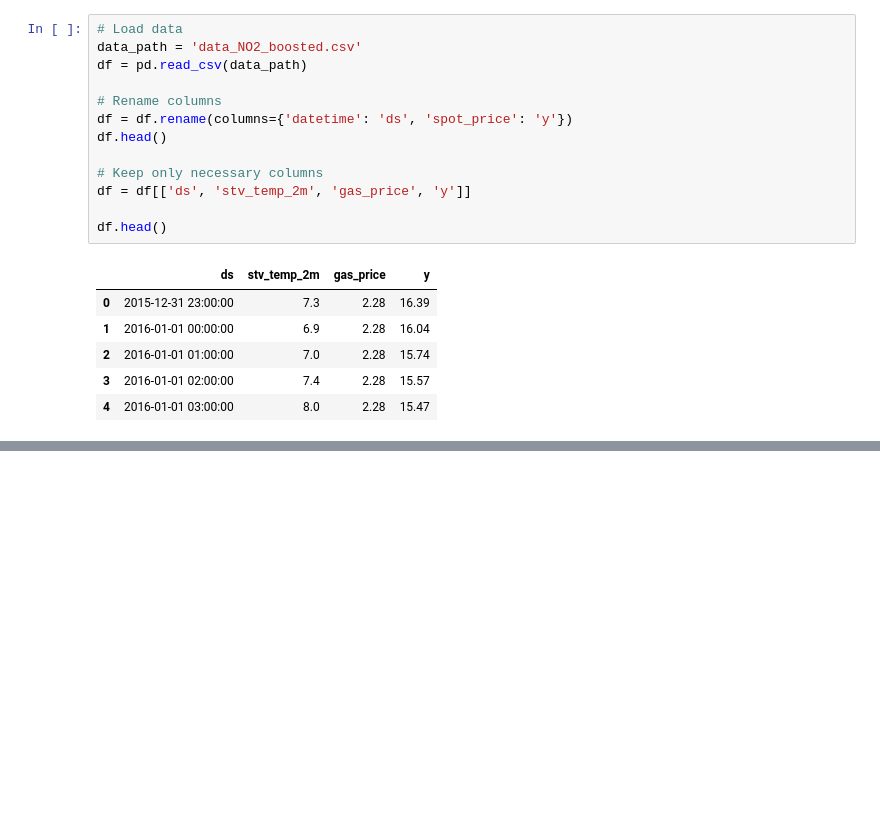
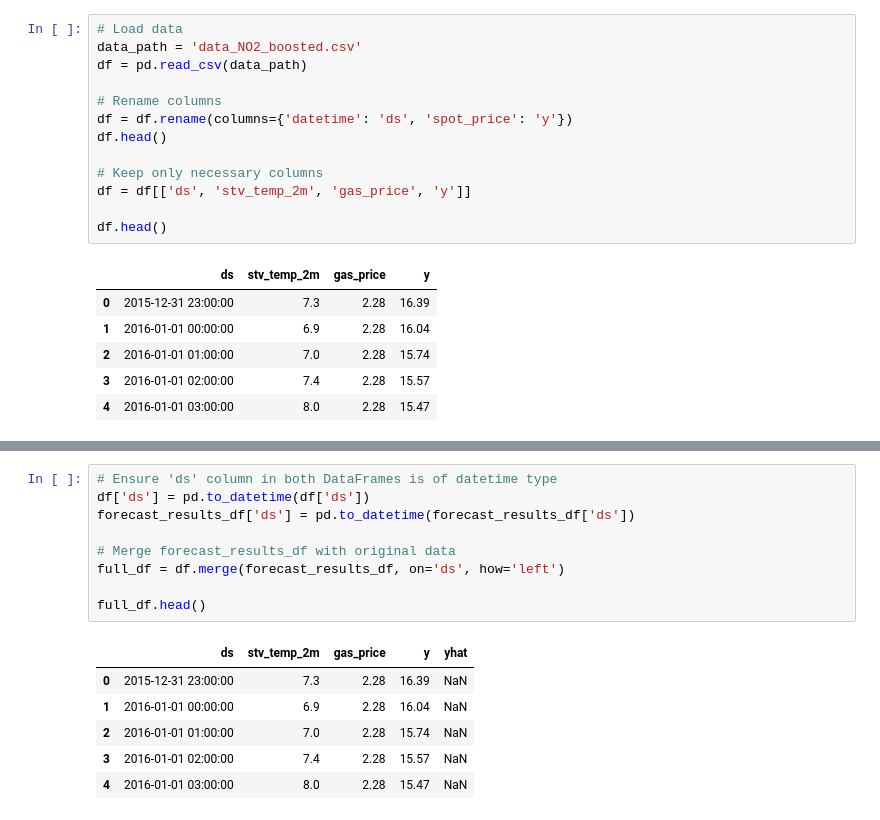
Before and after one commit to bjerkemj/TDT4259, a Jupyter notebook: final/predictions.ipynb, the cells around one changed output, grey strips where cells are left out. Drawn from its saved outputs; the diff is of its cells as text; blank space fills up the shorter version.

```diff
--- a/final/predictions.ipynb
+++ b/final/predictions.ipynb
@@ -94,0 +107,16 @@ print(forecast_results_df)
+# %%
+# Ensure 'ds' column in both DataFrames is of datetime type
+df['ds'] = pd.to_datetime(df['ds'])
+forecast_results_df['ds'] = pd.to_datetime(forecast_results_df['ds'])
+
+# Merge forecast_results_df with original data
+full_df = df.merge(forecast_results_df, on='ds', how='left')
+
+full_df.head()
+# %% [output]
+|  | ds | stv_temp_2m | gas_price | y | yhat |
+| 0 | 2015-12-31 23:00:00 | 7.3 | 2.28 | 16.39 | NaN |
+| 1 | 2016-01-01 00:00:00 | 6.9 | 2.28 | 16.04 | NaN |
+| 2 | 2016-01-01 01:00:00 | 7.0 | 2.28 | 15.74 | NaN |
+| 3 | 2016-01-01 02:00:00 | 7.4 | 2.28 | 15.57 | NaN |
+| 4 | 2016-01-01 03:00:00 | 8.0 | 2.28 | 15.47 | NaN |
```
Also changed, not shown: parts of 6 cells of this notebook, 1 other file.
